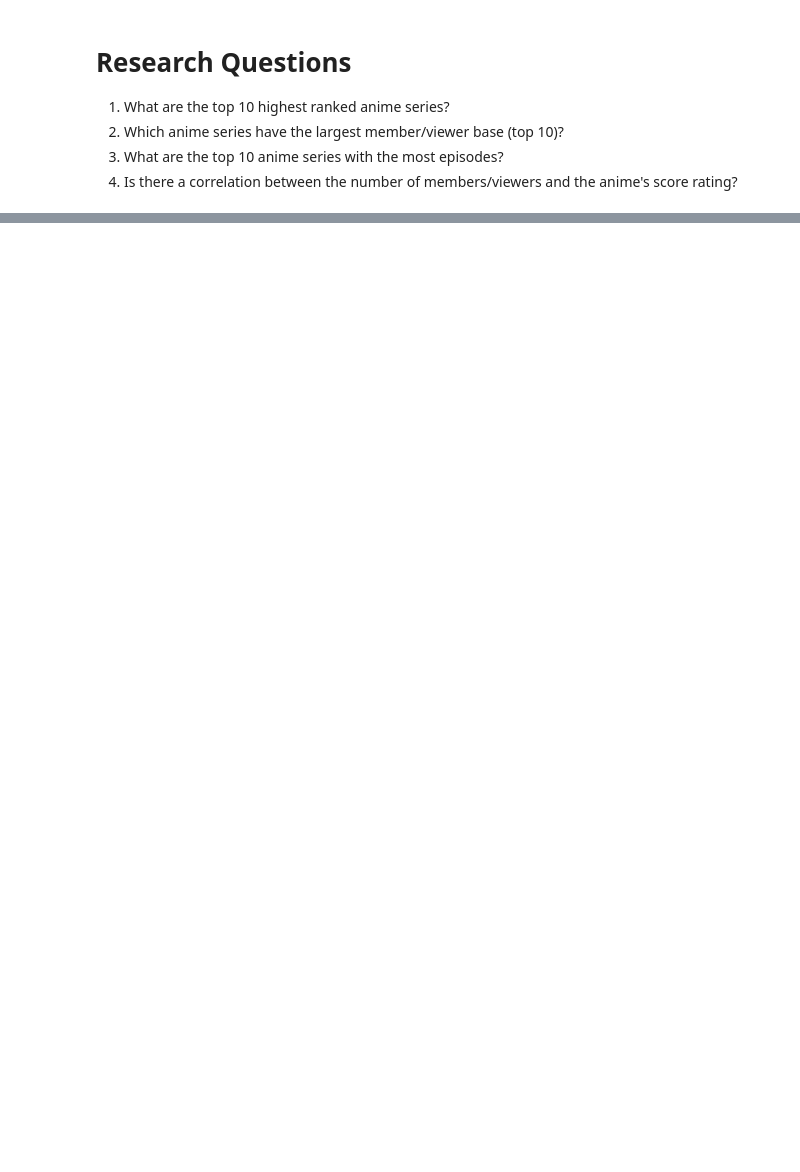
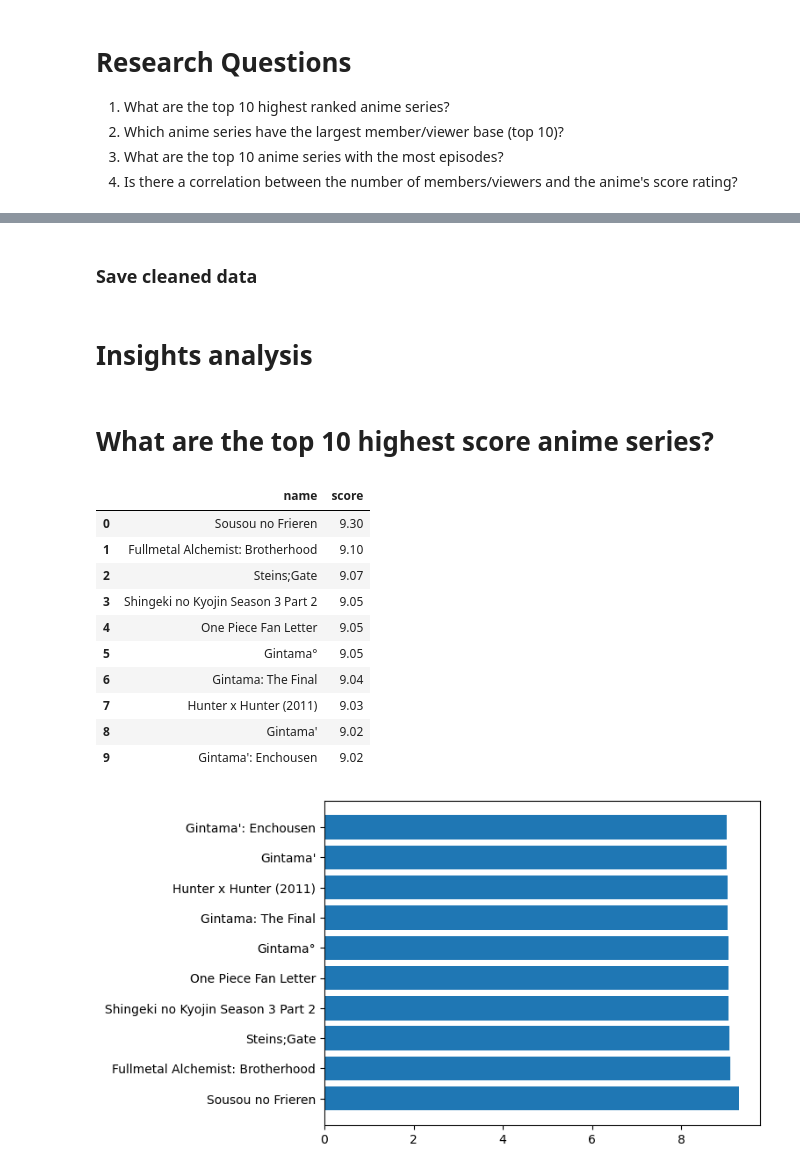
Before and after one commit to MostafaOsmanFathi/uber-eats-menu-analysis, a Jupyter notebook: webscrping.ipynb, the cells around one changed output, grey strips where cells are left out. Saved outputs shown, nothing was run; the diff lists cells and outputs as text; code cells hidden in the pictures; blank space fills up the shorter version.

```diff
--- a/webscrping.ipynb
+++ b/webscrping.ipynb
@@ -72,0 +197,2 @@ data_set.to_csv('anime_data.csv')
+# %% [markdown]
+### Save cleaned data
@@ -72,0 +201,25 @@ data_set.to_csv('anime_data.csv')
+# %% [markdown]
+# Insights analysis
+# %%
+df_anime = pd.read_csv('anime_cleaned_data.csv')
+# %% [markdown]
+# What are the top 10 highest score anime series?
+# %%
+top_anime = df_anime.sort_values(by='score', ascending=False)
+
+top_10 = top_anime.head(10)
+plt.barh(top_10['name'], top_10['score'])
+top_10[['name', 'score']]
+# %% [output]
+|  | name | score |
+| 0 | Sousou no Frieren | 9.30 |
+| 1 | Fullmetal Alchemist: Brotherhood | 9.10 |
+| 2 | Steins;Gate | 9.07 |
+| 3 | Shingeki no Kyojin Season 3 Part 2 | 9.05 |
+| 4 | One Piece Fan Letter | 9.05 |
+| 5 | Gintama° | 9.05 |
+| 6 | Gintama: The Final | 9.04 |
+| 7 | Hunter x Hunter (2011) | 9.03 |
+| 8 | Gintama' | 9.02 |
+| 9 | Gintama': Enchousen | 9.02 |
+[figure, added]
```
Also changed, not shown: parts of 22 cells of this notebook.
